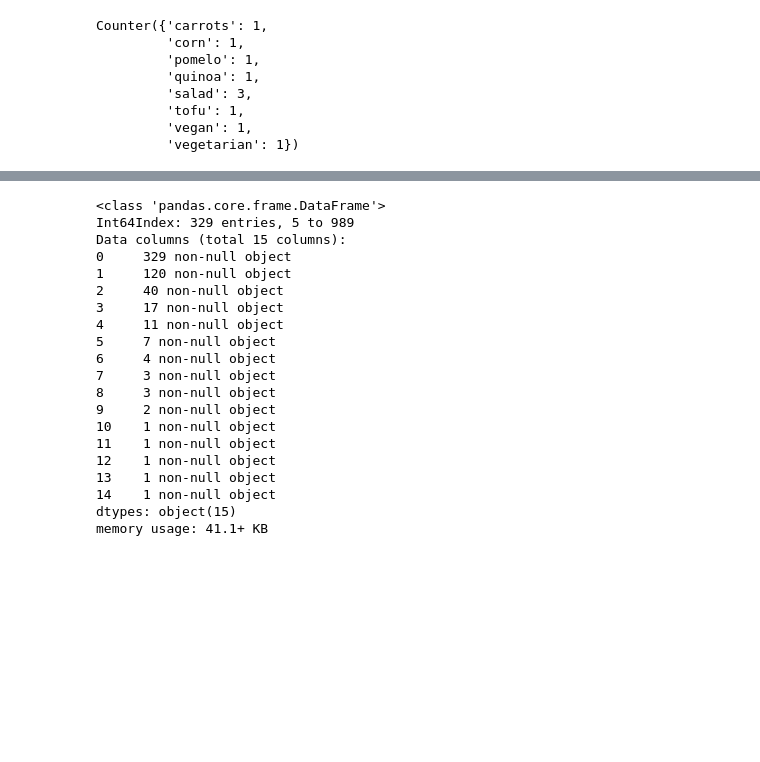
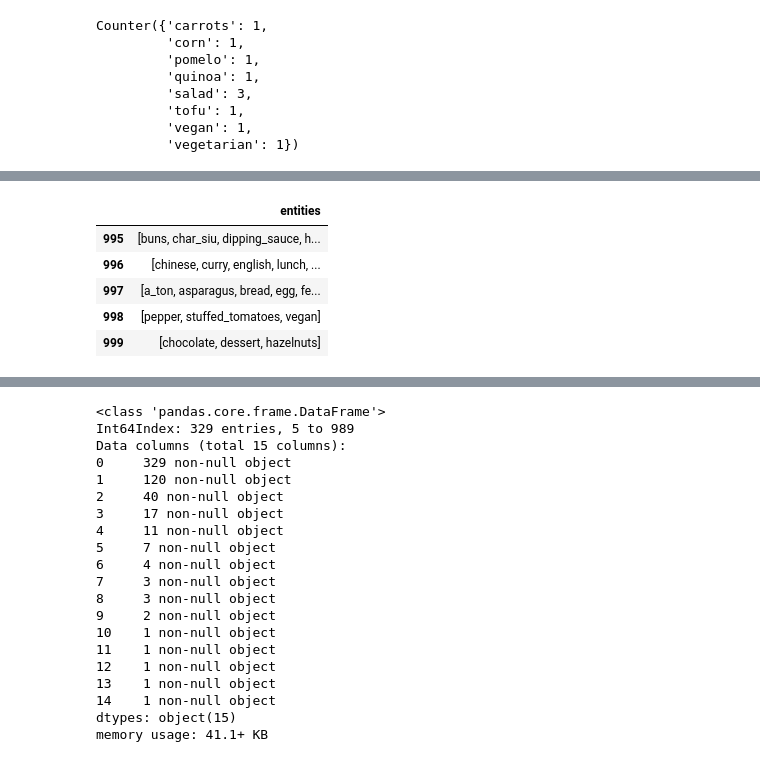
Before and after one commit to ravi-gopalan/DAND_Data_Wrangling, a Jupyter notebook: post_training_processing.ipynb, the cells around one changed output, grey strips where cells are left out. Saved outputs shown, nothing was run; the diff lists cells and outputs as text; code cells hidden in the pictures; blank space fills up the shorter version.

```diff
--- a/post_training_processing.ipynb
+++ b/post_training_processing.ipynb
@@ -494,0 +521,9 @@ for doc in eval_reviews['text']:
+# %%
+df_entities.tail()
+# %% [output]
+|  | entities |
+| 995 | [buns, char_siu, dipping_sauce, h... |
+| 996 | [chinese, curry, english, lunch, ... |
+| 997 | [a_ton, asparagus, bread, egg, fe... |
+| 998 | [pepper, stuffed_tomatoes, vegan] |
+| 999 | [chocolate, dessert, hazelnuts] |
```
Also changed, not shown: parts of 17 cells of this notebook.
